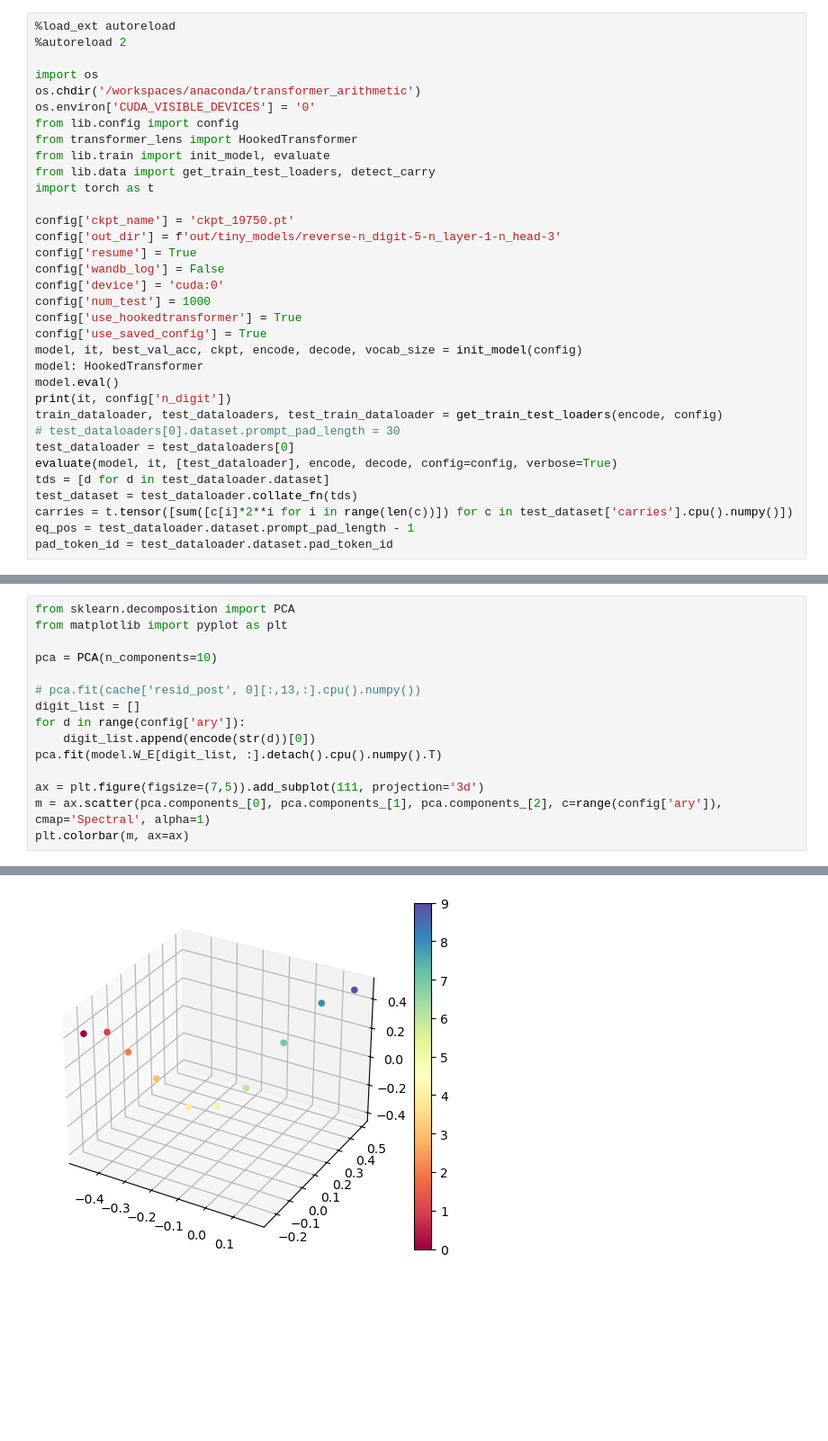
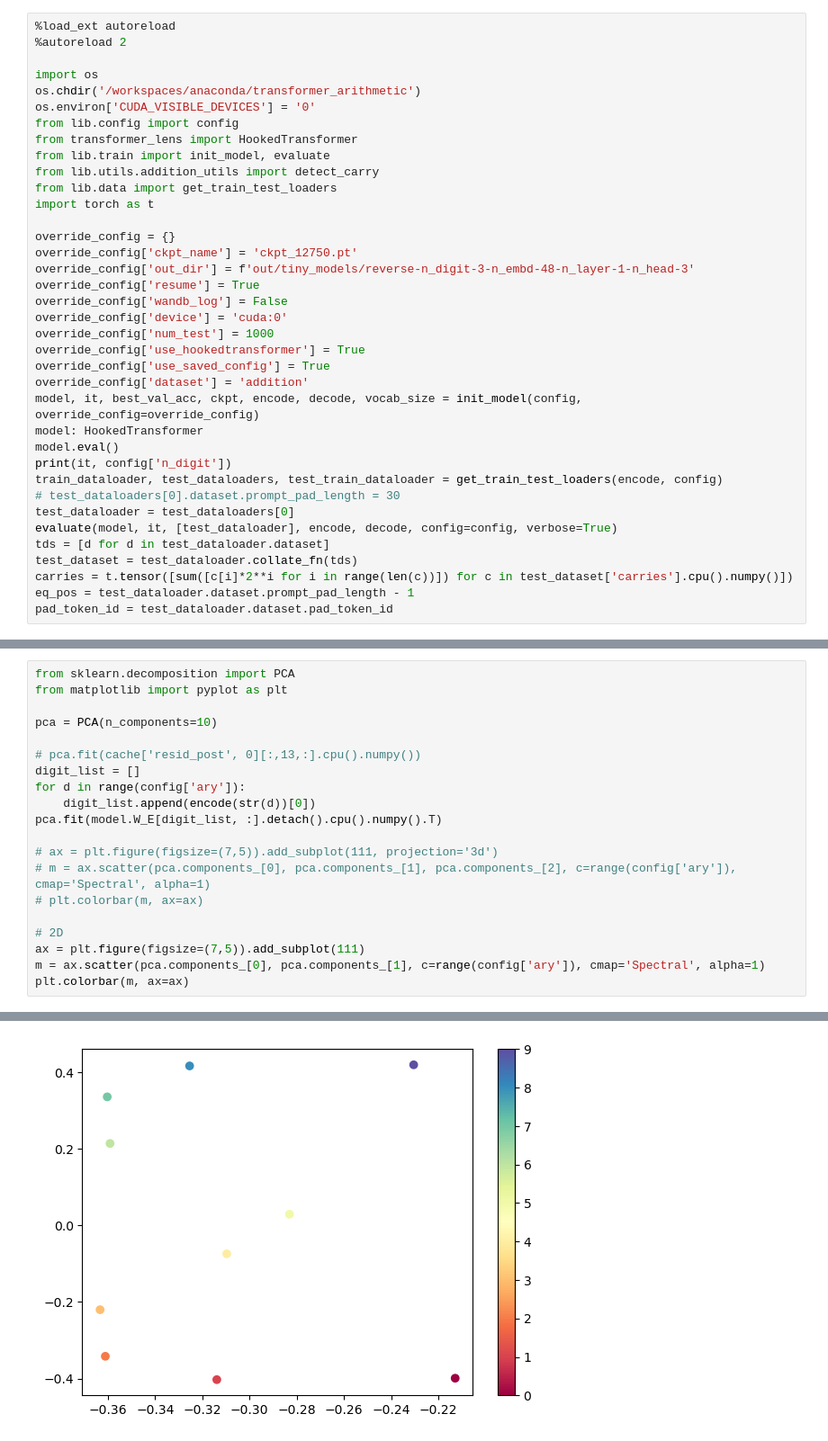
Before and after one commit to JackCai1206/transformer_arithmetic, a Jupyter notebook: interp/fourier.ipynb, the cells around one changed output, grey strips where cells are left out. Shown at 90% size. Drawn from its saved outputs; the diff is of its cells as text; blank space fills up the shorter version.

```diff
--- a/interp/fourier.ipynb
+++ b/interp/fourier.ipynb
@@ -8,18 +8,21 @@ os.environ['CUDA_VISIBLE_DEVICES'] = '0'
 from lib.config import config
 from transformer_lens import HookedTransformer
 from lib.train import init_model, evaluate
-from lib.data import get_train_test_loaders, detect_carry
+from lib.utils.addition_utils import detect_carry
+from lib.data import get_train_test_loaders
 import torch as t
 
-config['ckpt_name'] = 'ckpt_19750.pt'
-config['out_dir'] = f'out/tiny_models/reverse-n_digit-5-n_layer-1-n_head-3'
-config['resume'] = True
-config['wandb_log'] = False
-config['device'] = 'cuda:0'
-config['num_test'] = 1000
-config['use_hookedtransformer'] = True
-config['use_saved_config'] = True
-model, it, best_val_acc, ckpt, encode, decode, vocab_size = init_model(config)
+override_config = {}
+override_config['ckpt_name'] = 'ckpt_12750.pt'
+override_config['out_dir'] = f'out/tiny_models/reverse-n_digit-3-n_embd-48-n_layer-1-n_head-3'
+override_config['resume'] = True
+override_config['wandb_log'] = False
+override_config['device'] = 'cuda:0'
+override_config['num_test'] = 1000
+override_config['use_hookedtransformer'] = True
+override_config['use_saved_config'] = True
+override_config['dataset'] = 'addition'
+model, it, best_val_acc, ckpt, encode, decode, vocab_size = init_model(config, override_config=override_config)
 model: HookedTransformer
 model.eval()
 print(it, config['n_digit'])
@@ -58,21 +81,26 @@ val_acc: {5: 0.972}
 # %%
 from sklearn.decomposition import PCA
 from matplotlib import pyplot as plt
 
 pca = PCA(n_components=10)
 
 # pca.fit(cache['resid_post', 0][:,13,:].cpu().numpy())
 digit_list = []
 for d in range(config['ary']):
     digit_list.append(encode(str(d))[0])
 pca.fit(model.W_E[digit_list, :].detach().cpu().numpy().T)
 
-ax = plt.figure(figsize=(7,5)).add_subplot(111, projection='3d')
-m = ax.scatter(pca.components_[0], pca.components_[1], pca.components_[2], c=range(config['ary']), cmap='Spectral', alpha=1)
+# ax = plt.figure(figsize=(7,5)).add_subplot(111, projection='3d')
+# m = ax.scatter(pca.components_[0], pca.components_[1], pca.components_[2], c=range(config['ary']), cmap='Spectral', alpha=1)
+# plt.colorbar(m, ax=ax)
+
+# 2D
+ax = plt.figure(figsize=(7,5)).add_subplot(111)
+m = ax.scatter(pca.components_[0], pca.components_[1], c=range(config['ary']), cmap='Spectral', alpha=1)
 plt.colorbar(m, ax=ax)
 # %% [output]
 <matplotlib.colorbar.Colorbar at 0x...>
-[figure, old version]
+[figure, new version]
 # %%
 # each embedding should be nearly orthogonal to each other
 
```
Also changed, not shown: parts of 7 cells of this notebook, 23 other files.
